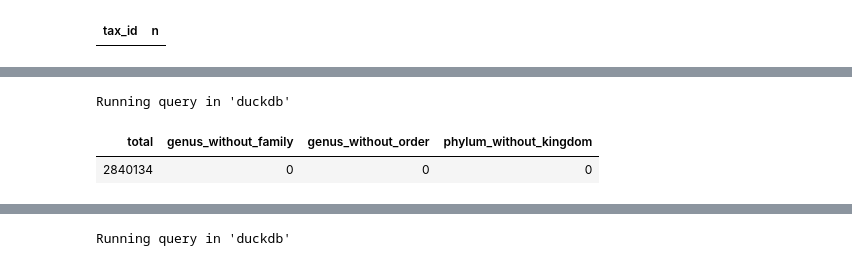
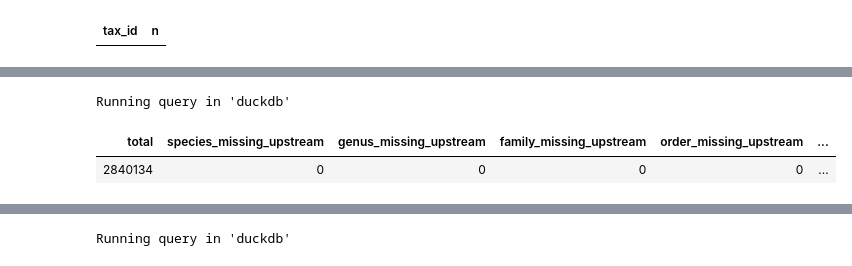
Before and after one commit to ParkinsonLab/metapro-data-vis, a Jupyter notebook: analytics/exploration/notebooks/exploratory_analysis.ipynb, the cells around one changed output, grey strips where cells are left out. Saved outputs shown, nothing was run; the diff lists cells and outputs as text; code cells hidden in the pictures.

```diff
--- a/analytics/exploration/notebooks/exploratory_analysis.ipynb
+++ b/analytics/exploration/notebooks/exploratory_analysis.ipynb
@@ -377,12 +407,32 @@ Truncated to displaylimit of 10.
 # %%
 %%sql
 SELECT
     COUNT(*) AS total,
-    COUNT(CASE WHEN t_genus IS NOT NULL AND t_family IS NULL THEN 1 END) AS genus_without_family,
-    COUNT(CASE WHEN t_genus IS NOT NULL AND t_order IS NULL THEN 1 END) AS genus_without_order,
-    COUNT(CASE WHEN t_phylum IS NOT NULL AND t_kingdom IS NULL THEN 1 END) AS phylum_without_kingdom
+    COUNT(CASE WHEN t_species IS NOT NULL AND (
+        t_genus IS NULL OR t_family IS NULL OR t_order IS NULL
+        OR t_class IS NULL OR t_phylum IS NULL OR t_kingdom IS NULL
+    ) THEN 1 END) AS species_missing_upstream,
+    COUNT(CASE WHEN t_genus IS NOT NULL AND (
+        t_family IS NULL OR t_order IS NULL OR t_class IS NULL
+        OR t_phylum IS NULL OR t_kingdom IS NULL
+    ) THEN 1 END) AS genus_missing_upstream,
+    COUNT(CASE WHEN t_family IS NOT NULL AND (
+        t_order IS NULL OR t_class IS NULL
+        OR t_phylum IS NULL OR t_kingdom IS NULL
+    ) THEN 1 END) AS family_missing_upstream,
+    COUNT(CASE WHEN t_order IS NOT NULL AND (
+        t_class IS NULL OR t_phylum IS NULL OR t_kingdom IS NULL
+    ) THEN 1 END) AS order_missing_upstream,
+    COUNT(CASE WHEN t_class IS NOT NULL AND (
+        t_phylum IS NULL OR t_kingdom IS NULL
+    ) THEN 1 END) AS class_missing_upstream,
+    COUNT(CASE WHEN t_phylum IS NOT NULL AND t_kingdom IS NULL THEN 1 END) AS phylum_missing_upstream,
+    COUNT(CASE WHEN t_kingdom IS NOT NULL AND (
+        t_phylum IS NOT NULL OR t_class IS NOT NULL OR t_order IS NOT NULL
+        OR t_family IS NOT NULL OR t_genus IS NOT NULL OR t_species IS NOT NULL
+    ) AND (t_phylum IS NULL) THEN 1 END) AS kingdom_with_finer_but_missing_phylum
 FROM parents;
 # %% [output]
 Running query in 'duckdb'
-| total | genus_without_family | genus_without_order | phylum_without_kingdom |
-| 2840134 | 0 | 0 | 0 |
+| total | species_missing_upstream | genus_missing_upstream | family_missing_upstream | order_missing_upstream | ... |
+| 2840134 | 0 | 0 | 0 | 0 | ... |
```
Also changed, not shown: parts of 3 cells of this notebook, 1 other file.
